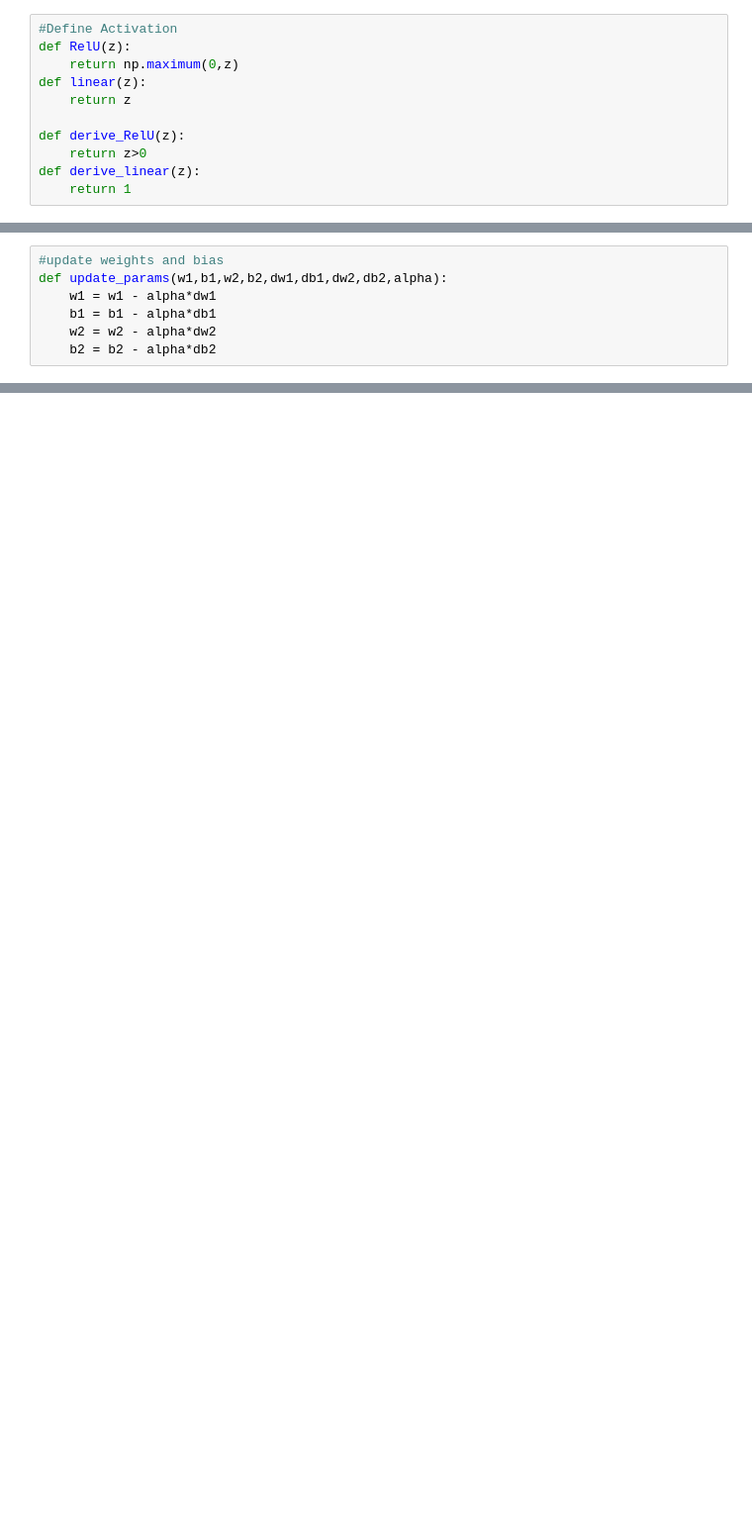
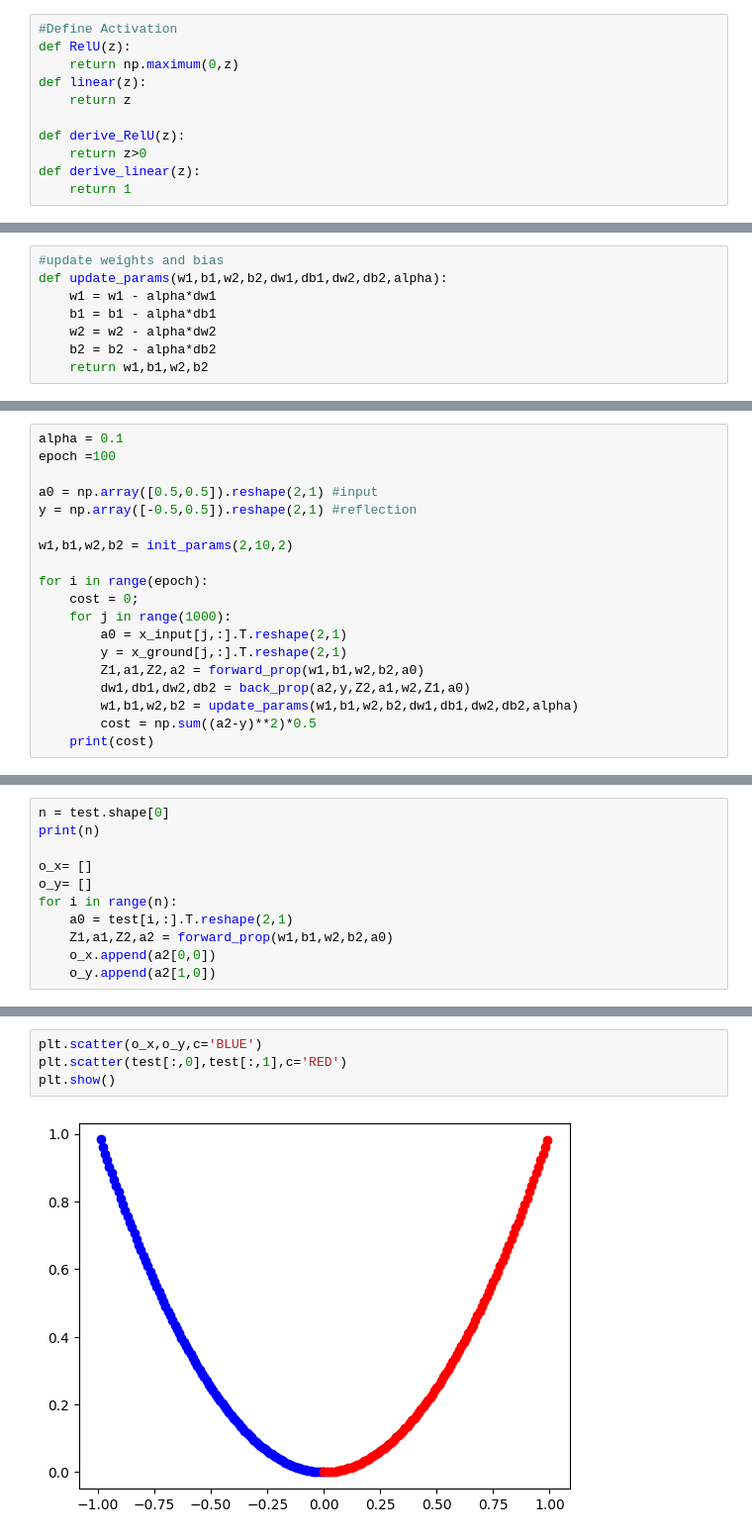
Before and after one commit to Vinaypaliwal123/Reflection_using_ANN, a Jupyter notebook: main.ipynb, the cells around one changed output, grey strips where cells are left out. Shown at 99% size. Drawn from its saved outputs; the diff is of its cells as text; blank space fills up the shorter version.

```diff
--- a/main.ipynb
+++ b/main.ipynb
@@ -46,3 +46,4 @@ def update_params(w1,b1,w2,b2,dw1,db1,dw2,db2,alpha):
     b1 = b1 - alpha*db1
     w2 = w2 - alpha*dw2
     b2 = b2 - alpha*db2
+    return w1,b1,w2,b2
@@ -48,0 +117,19 @@ def update_params(w1,b1,w2,b2,dw1,db1,dw2,db2,alpha):
+# %%
+alpha = 0.1
+epoch =100
+
+a0 = np.array([0.5,0.5]).reshape(2,1) #input
+y = np.array([-0.5,0.5]).reshape(2,1) #reflection
+
+w1,b1,w2,b2 = init_params(2,10,2)
+
+for i in range(epoch):
+    cost = 0;
+    for j in range(1000):
+        a0 = x_input[j,:].T.reshape(2,1)
+        y = x_ground[j,:].T.reshape(2,1)
+        Z1,a1,Z2,a2 = forward_prop(w1,b1,w2,b2,a0)
+        dw1,db1,dw2,db2 = back_prop(a2,y,Z2,a1,w2,Z1,a0)
+        w1,b1,w2,b2 = update_params(w1,b1,w2,b2,dw1,db1,dw2,db2,alpha)
+        cost = np.sum((a2-y)**2)*0.5
+    print(cost)
@@ -48,0 +182,11 @@ def update_params(w1,b1,w2,b2,dw1,db1,dw2,db2,alpha):
+# %%
+n = test.shape[0]
+print(n)
+
+o_x= []
+o_y= []
+for i in range(n):
+    a0 = test[i,:].T.reshape(2,1)
+    Z1,a1,Z2,a2 = forward_prop(w1,b1,w2,b2,a0)
+    o_x.append(a2[0,0])
+    o_y.append(a2[1,0])
@@ -48,0 +195,6 @@ def update_params(w1,b1,w2,b2,dw1,db1,dw2,db2,alpha):
+# %%
+plt.scatter(o_x,o_y,c='BLUE')
+plt.scatter(test[:,0],test[:,1],c='RED')
+plt.show()
+# %% [output]
+[figure, added]
```
Also changed, not shown: parts of 12 cells of this notebook, 1 other file.
